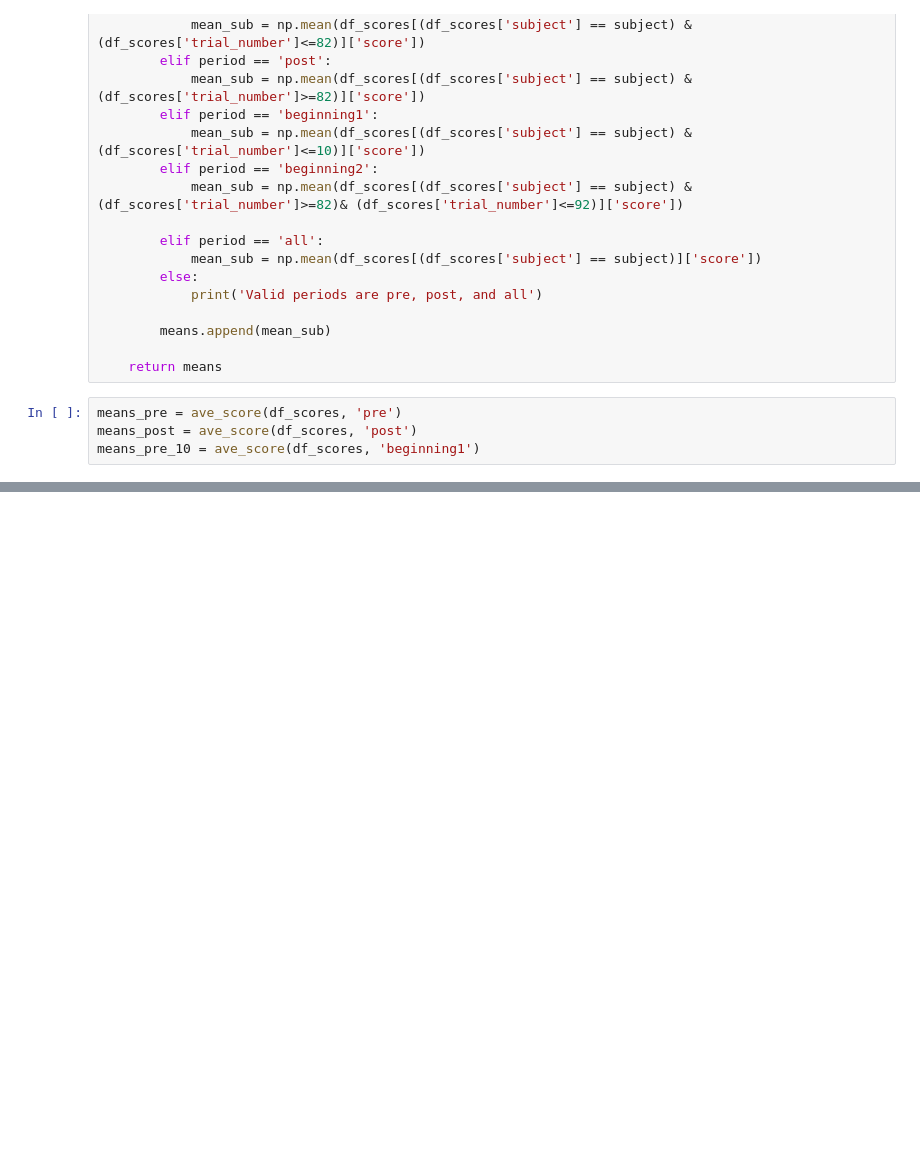
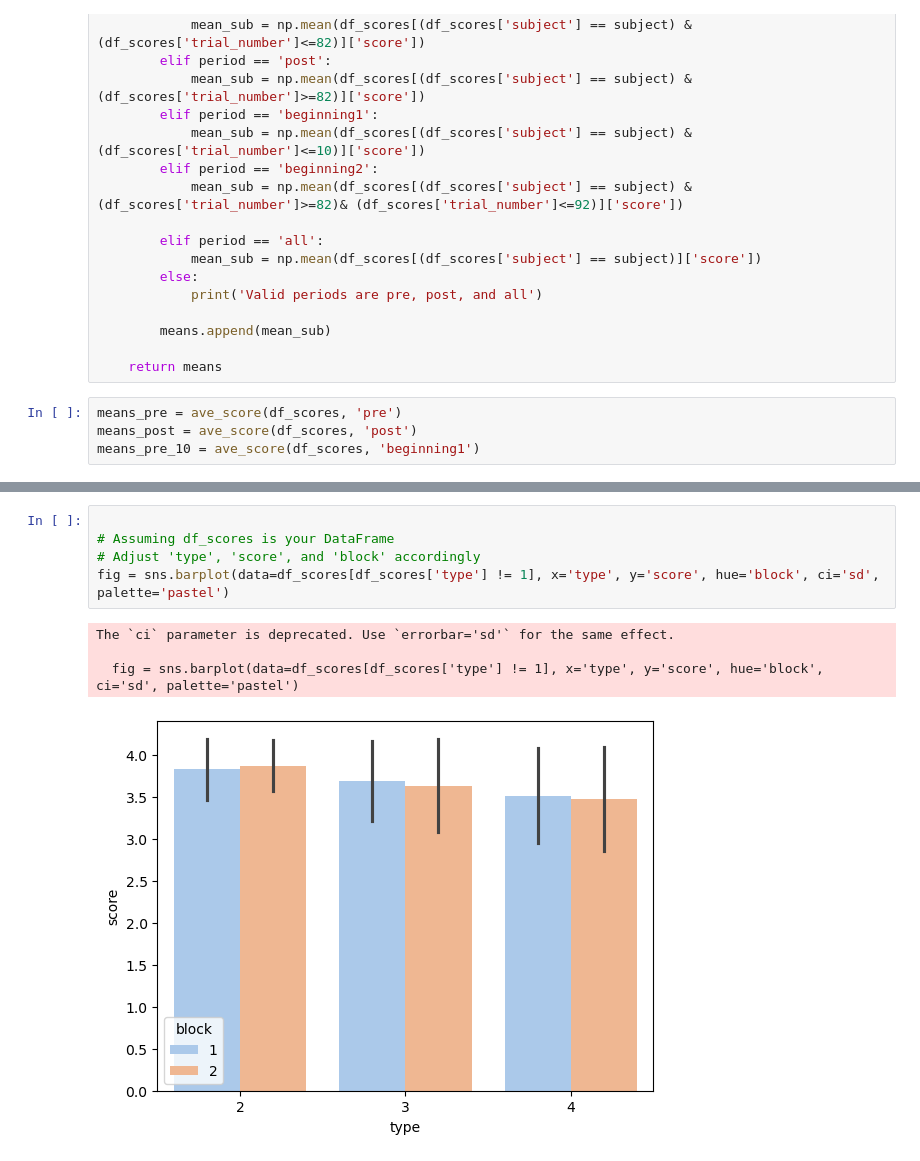
Before and after one commit to haiqin-zhang/AM_stimuli, a Jupyter notebook: stim_scripts/train_analysis/plot_scores.ipynb, the cells around one changed output, grey strips where cells are left out. Saved outputs shown, nothing was run; the diff lists cells and outputs as text; blank space fills up the shorter version.

```diff
--- a/stim_scripts/train_analysis/plot_scores.ipynb
+++ b/stim_scripts/train_analysis/plot_scores.ipynb
@@ -122,0 +176,10 @@ plt.xticks(np.arange(1, 5, 1))
+# %%
+
+# Assuming df_scores is your DataFrame
+# Adjust 'type', 'score', and 'block' accordingly
+fig = sns.barplot(data=df_scores[df_scores['type'] != 1], x='type', y='score', hue='block', ci='sd', palette='pastel')
+# %% [output]
+The `ci` parameter is deprecated. Use `errorbar='sd'` for the same effect.
+
+  fig = sns.barplot(data=df_scores[df_scores['type'] != 1], x='type', y='score', hue='block', ci='sd', palette='pastel')
+[figure, added]
```
Also changed, not shown: parts of 12 cells of this notebook, 37 other files.
